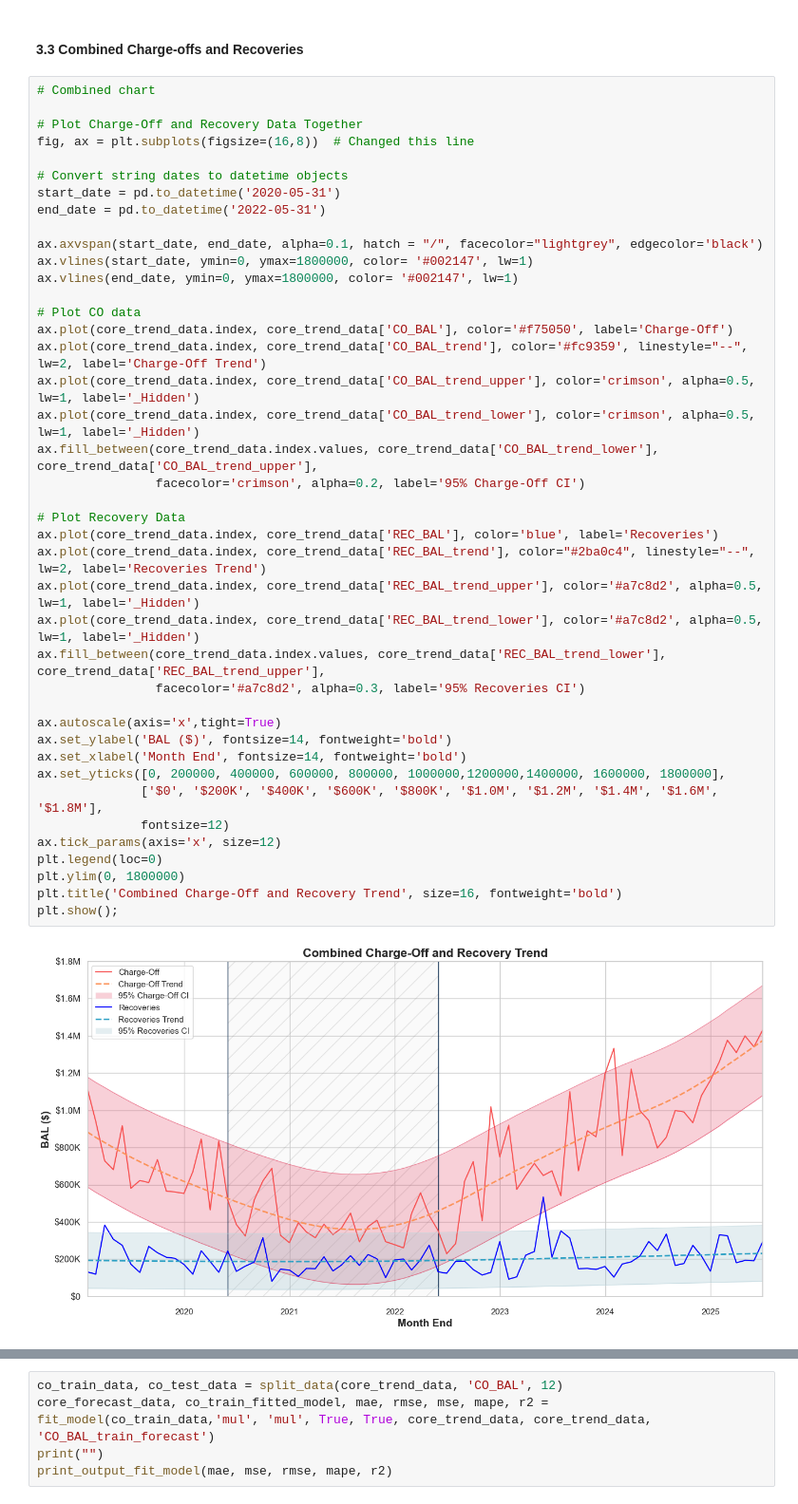
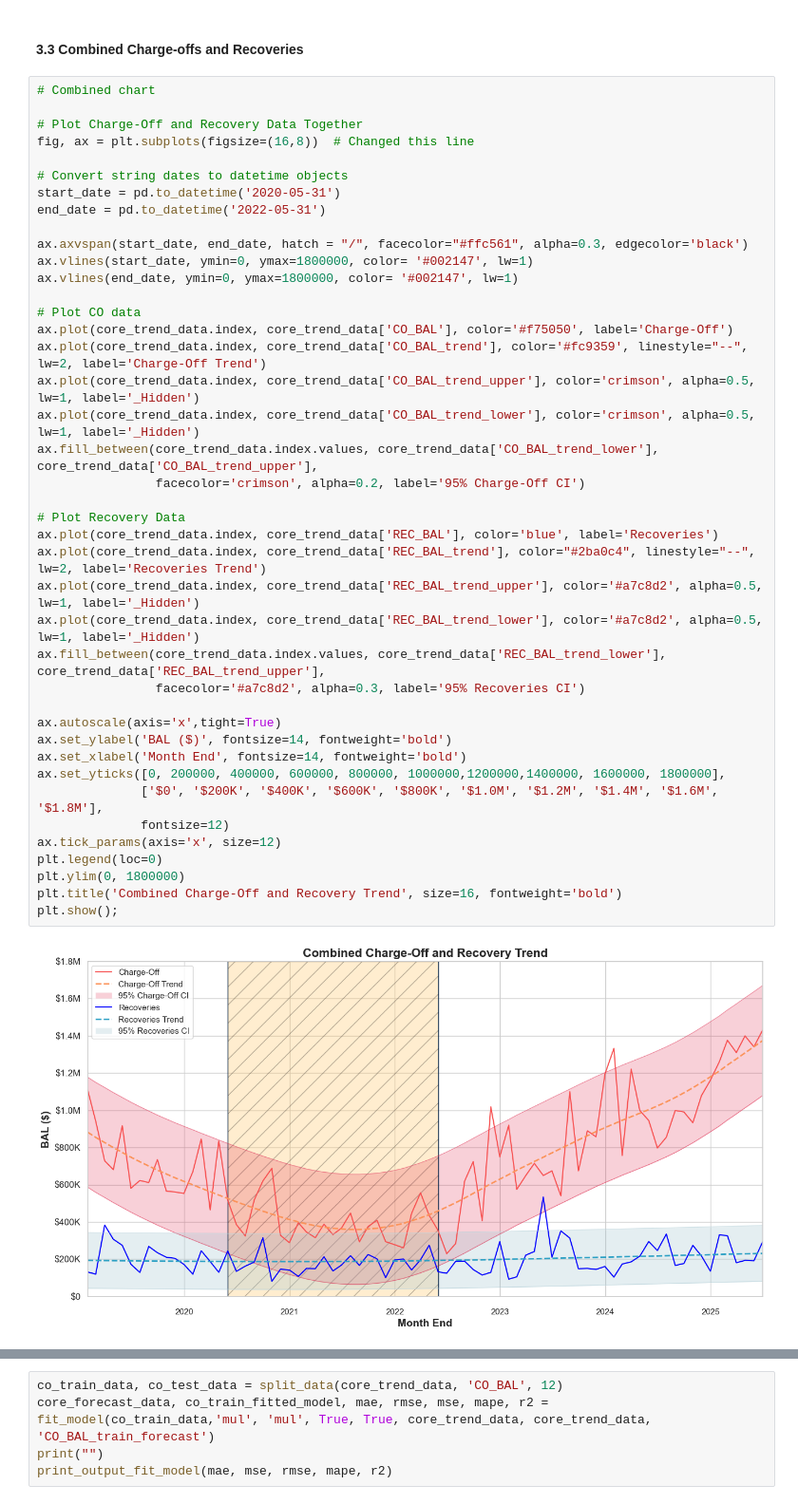
Before and after one commit to imoore99/TIME_SERIES_FORECASTING, a Jupyter notebook: TIME_SERIES_FORECASTING.ipynb, the cells around one changed output, grey strips where cells are left out. Shown at 95% size. Drawn from its saved outputs; the diff is of its cells as text.

```diff
--- a/TIME_SERIES_FORECASTING.ipynb
+++ b/TIME_SERIES_FORECASTING.ipynb
@@ -685,36 +689,36 @@ fig, ax = plt.subplots(figsize=(16,8))  # Changed this line
 start_date = pd.to_datetime('2020-05-31')
 end_date = pd.to_datetime('2022-05-31')
 
-ax.axvspan(start_date, end_date, alpha=0.1, hatch = "/", facecolor="lightgrey", edgecolor='black')
+ax.axvspan(start_date, end_date, hatch = "/", facecolor="#ffc561", alpha=0.3, edgecolor='black')
 ax.vlines(start_date, ymin=0, ymax=1800000, color= '#002147', lw=1)
 ax.vlines(end_date, ymin=0, ymax=1800000, color= '#002147', lw=1)
 
 # Plot CO data
 ax.plot(core_trend_data.index, core_trend_data['CO_BAL'], color='#f75050', label='Charge-Off')
 ax.plot(core_trend_data.index, core_trend_data['CO_BAL_trend'], color='#fc9359', linestyle="--", lw=2, label='Charge-Off Trend')
 ax.plot(core_trend_data.index, core_trend_data['CO_BAL_trend_upper'], color='crimson', alpha=0.5, lw=1, label='_Hidden')
 ax.plot(core_trend_data.index, core_trend_data['CO_BAL_trend_lower'], color='crimson', alpha=0.5, lw=1, label='_Hidden')
 ax.fill_between(core_trend_data.index.values, core_trend_data['CO_BAL_trend_lower'], core_trend_data['CO_BAL_trend_upper'],
                 facecolor='crimson', alpha=0.2, label='95% Charge-Off CI')
 
 # Plot Recovery Data
 ax.plot(core_trend_data.index, core_trend_data['REC_BAL'], color='blue', label='Recoveries')
 ax.plot(core_trend_data.index, core_trend_data['REC_BAL_trend'], color="#2ba0c4", linestyle="--", lw=2, label='Recoveries Trend')
 ax.plot(core_trend_data.index, core_trend_data['REC_BAL_trend_upper'], color='#a7c8d2', alpha=0.5, lw=1, label='_Hidden')
 ax.plot(core_trend_data.index, core_trend_data['REC_BAL_trend_lower'], color='#a7c8d2', alpha=0.5, lw=1, label='_Hidden')
 ax.fill_between(core_trend_data.index.values, core_trend_data['REC_BAL_trend_lower'], core_trend_data['REC_BAL_trend_upper'],
                 facecolor='#a7c8d2', alpha=0.3, label='95% Recoveries CI')
 
 ax.autoscale(axis='x',tight=True)
 ax.set_ylabel('BAL ($)', fontsize=14, fontweight='bold')
 ax.set_xlabel('Month End', fontsize=14, fontweight='bold')
 ax.set_yticks([0, 200000, 400000, 600000, 800000, 1000000,1200000,1400000, 1600000, 1800000],
               ['$0', '$200K', '$400K', '$600K', '$800K', '$1.0M', '$1.2M', '$1.4M', '$1.6M', '$1.8M'],
               fontsize=12)
 ax.tick_params(axis='x', size=12)
 plt.legend(loc=0)
 plt.ylim(0, 1800000)
 plt.title('Combined Charge-Off and Recovery Trend', size=16, fontweight='bold')
 plt.show();
 # %% [output]
-[figure, old version]
+[figure, new version]
```
Also changed, not shown: parts of 60 cells of this notebook, 10 other files.
